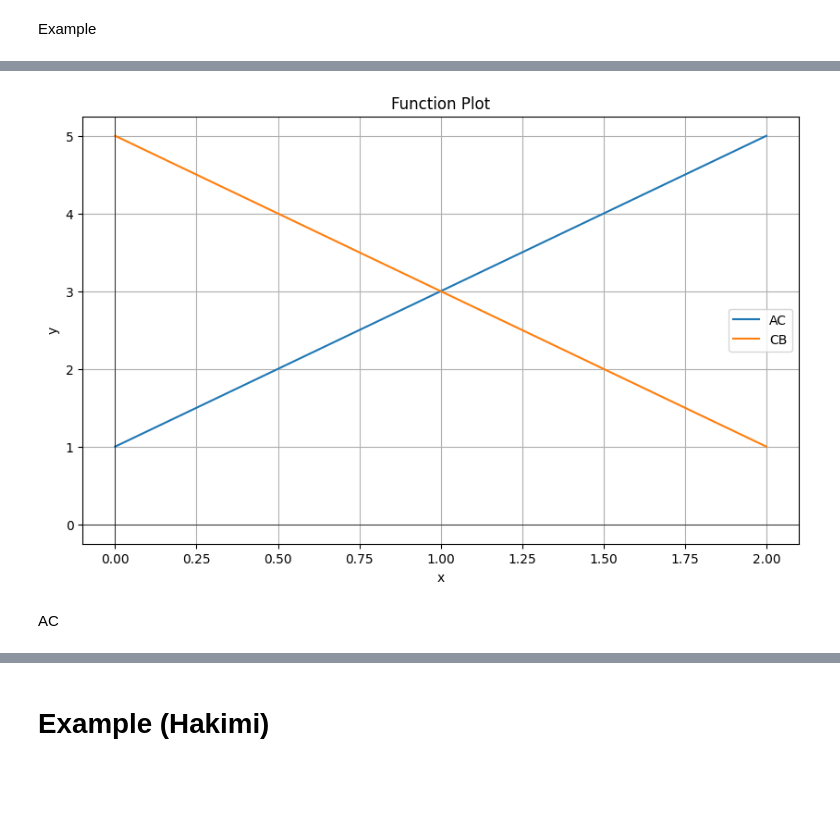
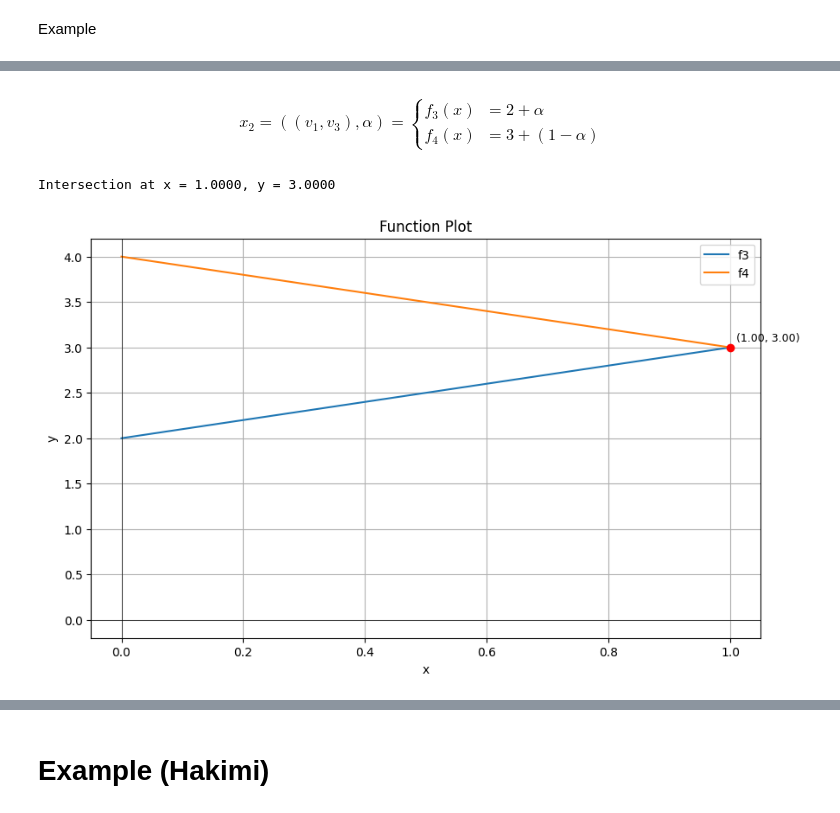
Before and after one commit to Bancie/thuhoach.nckh, a Jupyter notebook: ipynb/location/Single Center Problem in Location Optimization: Model and Implementation with Python.ipynb, the cells around one changed output, grey strips where cells are left out. Cells and saved outputs as stored; diff of their text form; code cells hidden in the pictures; blank space fills up the shorter version.

```diff
--- a/ipynb/location/Single Center Problem in Location Optimization: Model and Implementation with Python.ipynb
+++ b/ipynb/location/Single Center Problem in Location Optimization: Model and Implementation with Python.ipynb
@@ -310,11 +327,19 @@ AB
+# %% [markdown]
+$$
+x_2 = ((v_1, v_3), \alpha) =
+\begin{cases}
+f_3(x) &= 2 + \alpha \\
+f_4(x) &= 3 + (1-\alpha)
+\end{cases}
+$$
 # %%
-AB = FunctionPlotter(0, 2, 100)
-def AC(x): return 1 + 2*x
-AB.add_function(AC, "AC")
-def BC(x): return 3 + (1-x)*2
-AB.add_function(BC, "CB")
-AB.plot()
+AC = FunctionPlotter(0, 1, 100)
+def f3(x): return 2 + x
+AC.add_function(f3, "f3")
+def f4(x): return 3 + (1-x)
+AC.add_function(f4, "f4")
+AC.find_intersection(0, 1)
+AC.plot()
 # %% [output]
+Intersection at x = 1.0000, y = 3.0000
-[figure, old version]
+[figure, new version]
-# %% [markdown]
-AC
```
Also changed, not shown: parts of 19 cells of this notebook.
